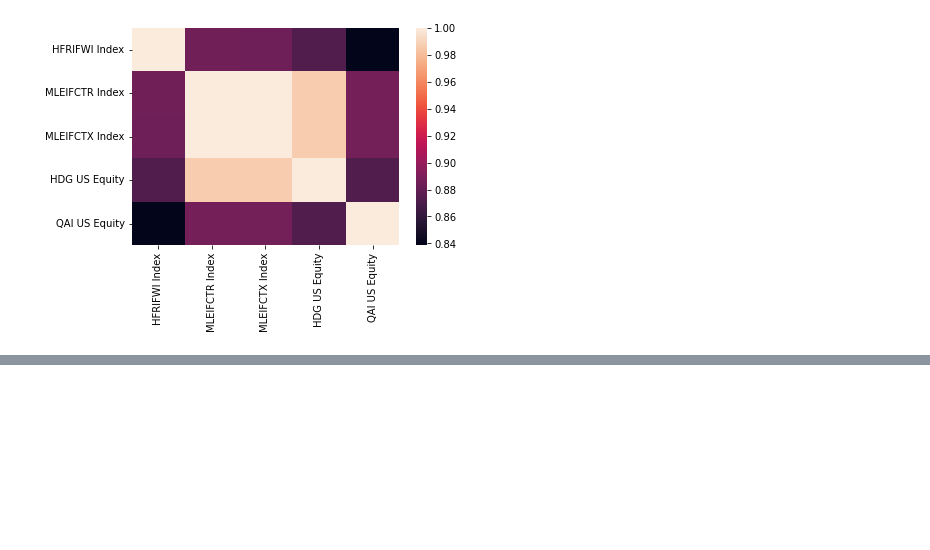
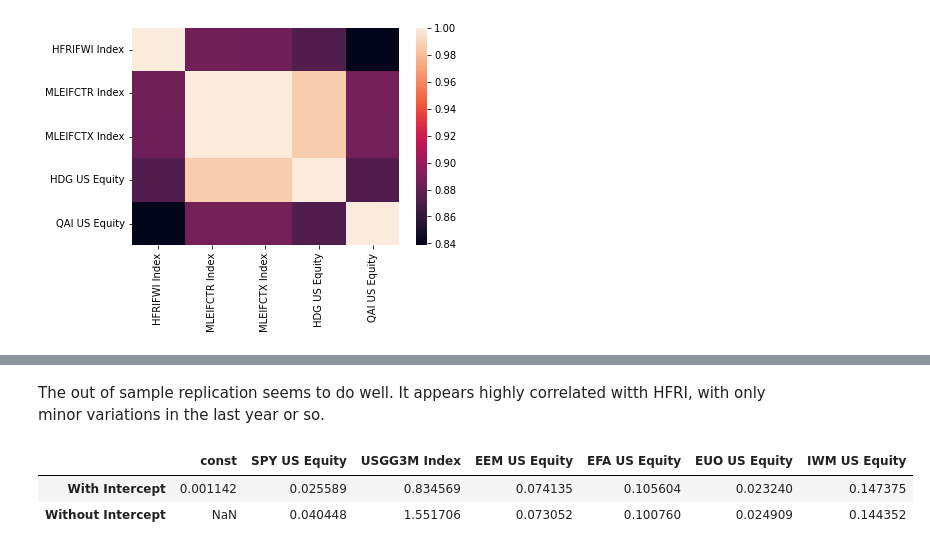
Before and after one commit to madison-rusch/finm-portfolio-2022, a Jupyter notebook: homework/HW 2.ipynb, the cells around one changed output, grey strips where cells are left out. Cells and saved outputs as stored; diff of their text form; code cells hidden in the pictures; blank space fills up the shorter version.

```diff
--- a/homework/HW 2.ipynb
+++ b/homework/HW 2.ipynb
@@ -156,0 +223,14 @@ MAX Correlation pair is ('MLEIFCTX Index', 'MLEIFCTR Index') with value 0.838482
+# %% [markdown]
+The out of sample replication seems to do well. It appears highly correlated witth HFRI, with only minor variations in the last year or so.
+# %%
+# 8. Try a full-sample estimation, this time without an intercept
+HFRI = etfData['HFRIFWI Index']
+model_no_intercept = sm.OLS(HFRI,factor_data).fit()
+# a) Report the regression betas. How do they compare to the betas of the model with the intercept?
+betas = pd.DataFrame(model.params,columns=['With Intercept']).T
+betas.loc['Without Intercept'] = model_no_intercept.params
+betas
+# %% [output]
+|  | const | SPY US Equity | USGG3M Index | EEM US Equity | EFA US Equity | EUO US Equity | IWM US Equity |
+| With Intercept | 0.001142 | 0.025589 | 0.834569 | 0.074135 | 0.105604 | 0.023240 | 0.147375 |
+| Without Intercept | NaN | 0.040448 | 1.551706 | 0.073052 | 0.100760 | 0.024909 | 0.144352 |
```
Also changed, not shown: parts of 12 cells of this notebook, 1 other file.
